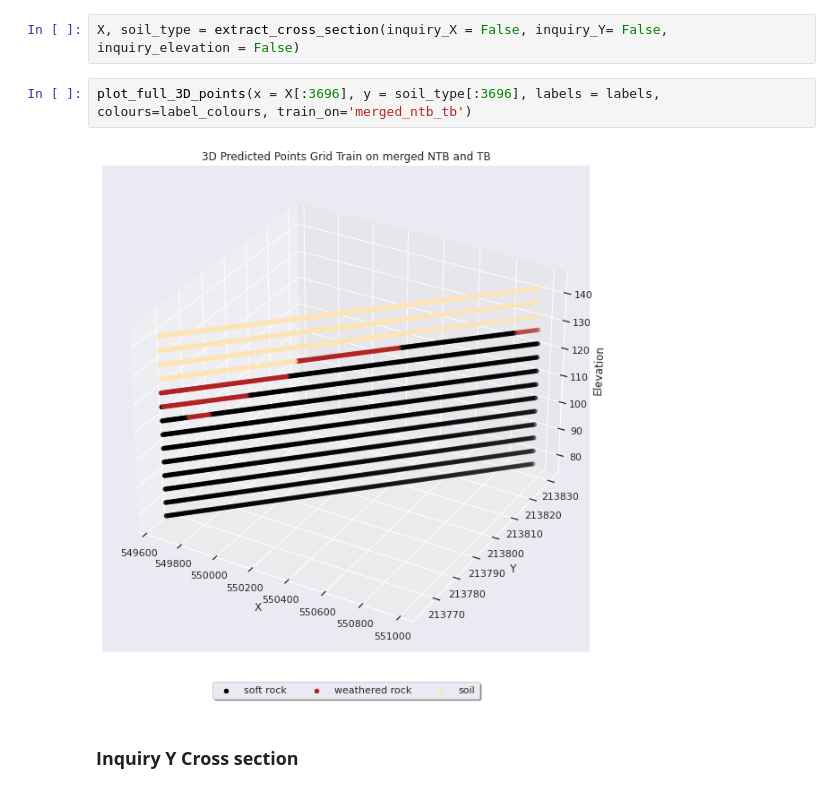
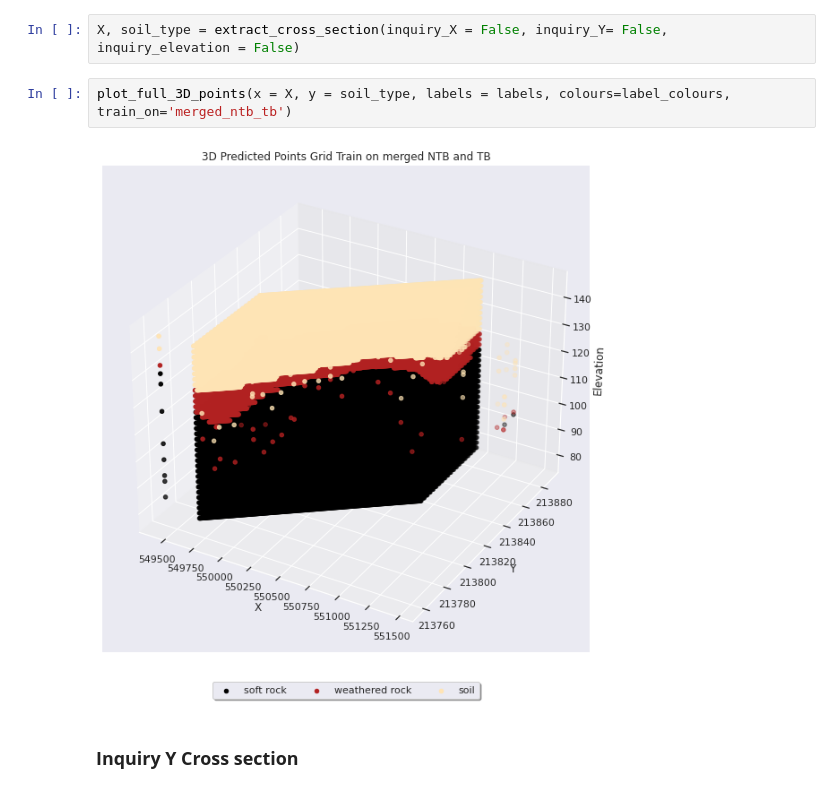
Before and after one commit to daitranskku/soil_properties, a Jupyter notebook: Step3_visualize_3D_points_and_cross_sections_visualize_3_soil_types.ipynb, the cells around one changed output. Cells and saved outputs as stored; diff of their text form.

Commit message:
Complete visualize

```diff
--- a/Step3_visualize_3D_points_and_cross_sections_visualize_3_soil_types.ipynb
+++ b/Step3_visualize_3D_points_and_cross_sections_visualize_3_soil_types.ipynb
@@ -290,9 +329,9 @@ data.loc[data['Target']>3, 'Target'] = 2
 # %%
 X, soil_type = extract_cross_section(inquiry_X = False, inquiry_Y= False, inquiry_elevation = False)
 # %%
-plot_full_3D_points(x = X[:3696], y = soil_type[:3696], labels = labels, colours=label_colours, train_on='merged_ntb_tb')
+plot_full_3D_points(x = X, y = soil_type, labels = labels, colours=label_colours, train_on='merged_ntb_tb')
 # %% [output]
-[figure, old version]
+[figure, new version]
 # %% [markdown]
 ### **Inquiry Y Cross section**
 # %%
```
Also changed, not shown: parts of 16 cells of this notebook, 11 other files.
